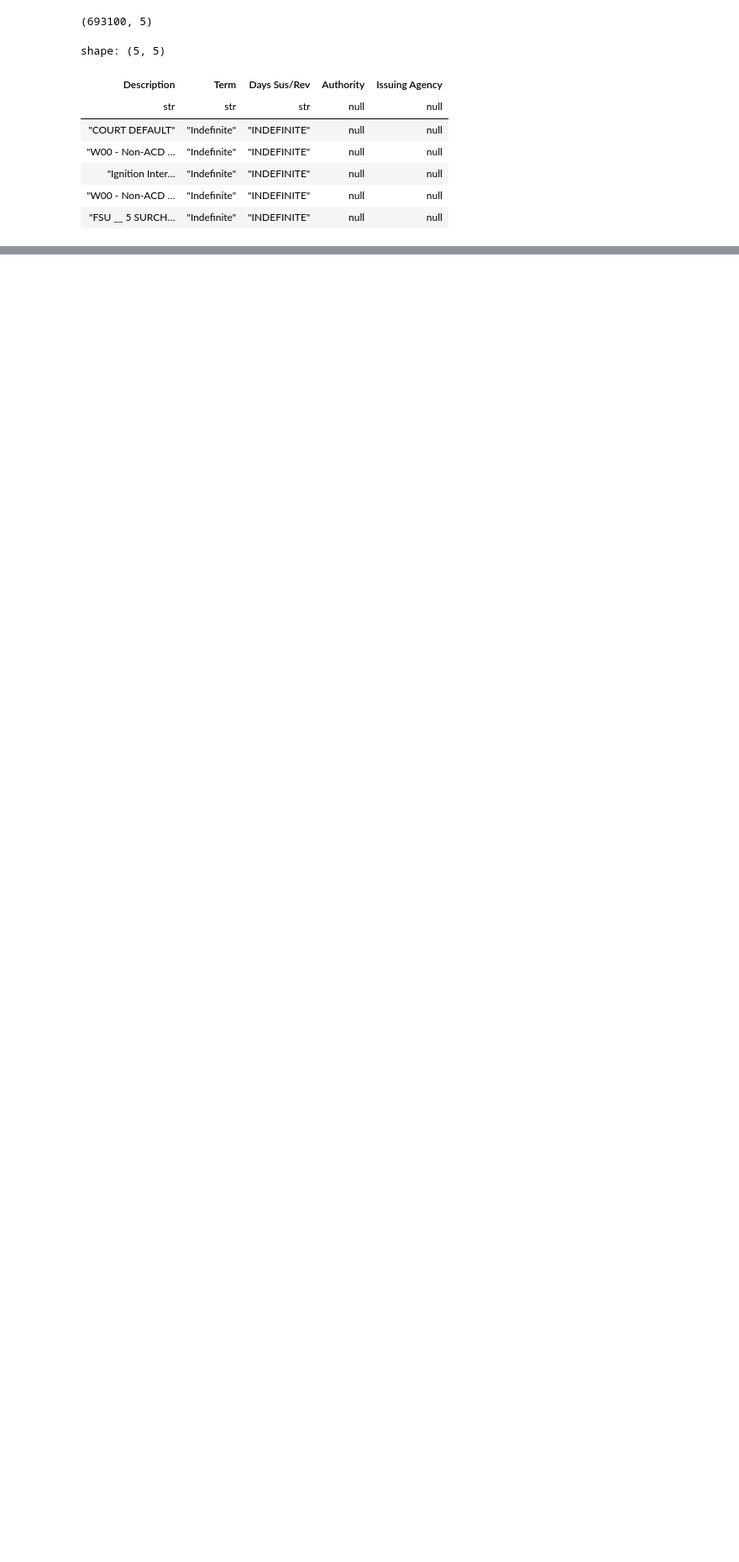
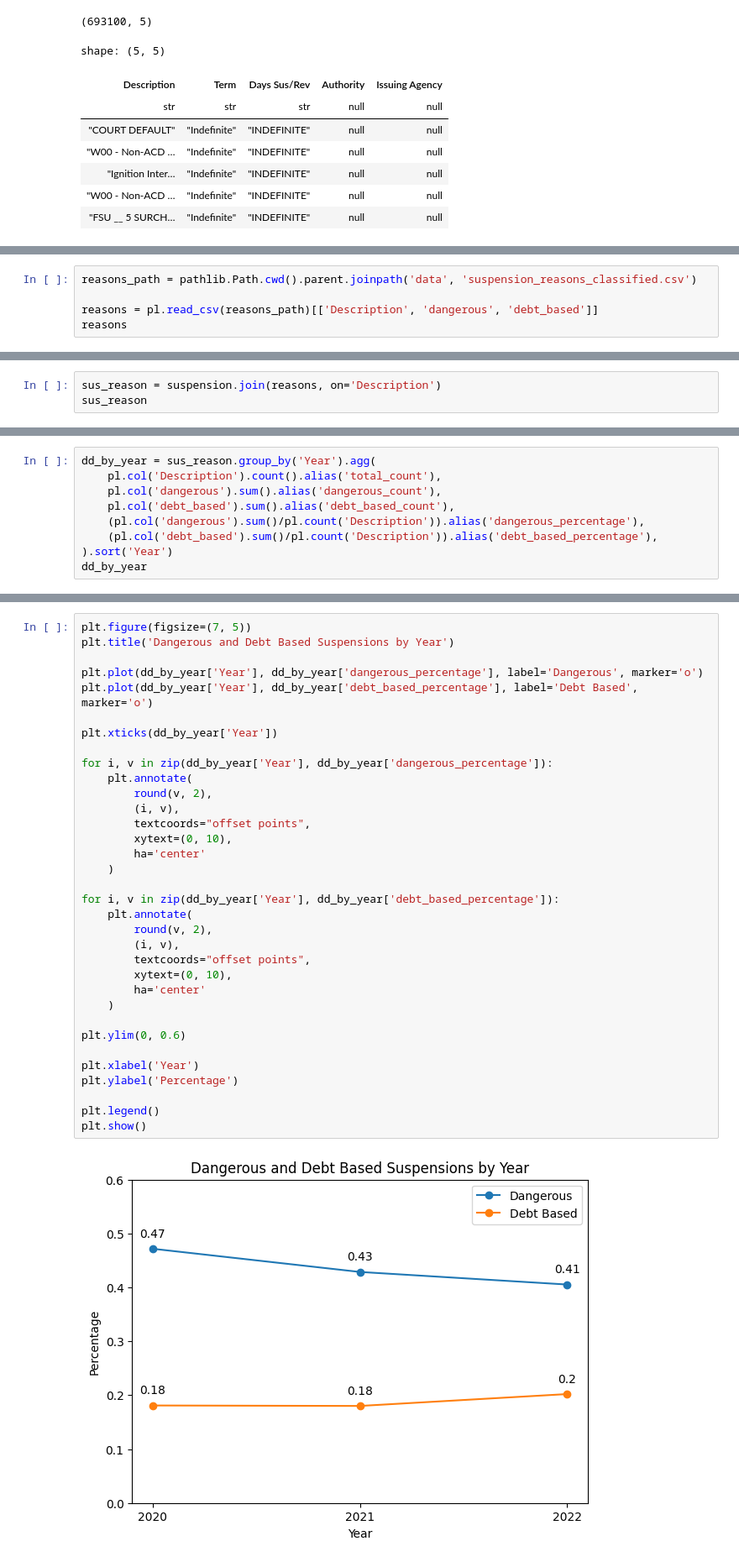
Before and after one commit to BU-Spark/ds4g-livable-streets-debt, a Jupyter notebook: analysis/discovery.ipynb, the cells around one changed output, grey strips where cells are left out. Shown at 84% size. Saved outputs shown, nothing was run; the diff lists cells and outputs as text; blank space fills up the shorter version.

```diff
--- a/analysis/discovery.ipynb
+++ b/analysis/discovery.ipynb
@@ -120,0 +153,5 @@ print(f'{default.shape[0]} suspensions due to payment default, {round(default.sh
+# %%
+reasons_path = pathlib.Path.cwd().parent.joinpath('data', 'suspension_reasons_classified.csv')
+
+reasons = pl.read_csv(reasons_path)[['Description', 'dangerous', 'debt_based']]
+reasons
@@ -120,0 +173,3 @@ print(f'{default.shape[0]} suspensions due to payment default, {round(default.sh
+# %%
+sus_reason = suspension.join(reasons, on='Description')
+sus_reason
@@ -120,0 +191,9 @@ print(f'{default.shape[0]} suspensions due to payment default, {round(default.sh
+# %%
+dd_by_year = sus_reason.group_by('Year').agg(
+    pl.col('Description').count().alias('total_count'),
+    pl.col('dangerous').sum().alias('dangerous_count'),
+    pl.col('debt_based').sum().alias('debt_based_count'),
+    (pl.col('dangerous').sum()/pl.count('Description')).alias('dangerous_percentage'),
+    (pl.col('debt_based').sum()/pl.count('Description')).alias('debt_based_percentage'),
+).sort('Year')
+dd_by_year
@@ -120,0 +207,36 @@ print(f'{default.shape[0]} suspensions due to payment default, {round(default.sh
+# %%
+plt.figure(figsize=(7, 5))
+plt.title('Dangerous and Debt Based Suspensions by Year')
+
+plt.plot(dd_by_year['Year'], dd_by_year['dangerous_percentage'], label='Dangerous', marker='o')
+plt.plot(dd_by_year['Year'], dd_by_year['debt_based_percentage'], label='Debt Based', marker='o')
+
+plt.xticks(dd_by_year['Year'])
+
+for i, v in zip(dd_by_year['Year'], dd_by_year['dangerous_percentage']):
+    plt.annotate(
+        round(v, 2),
+        (i, v),
+        textcoords="offset points",
+        xytext=(0, 10),
+        ha='center'
+    )
+
+for i, v in zip(dd_by_year['Year'], dd_by_year['debt_based_percentage']):
+    plt.annotate(
+        round(v, 2),
+        (i, v),
+        textcoords="offset points",
+        xytext=(0, 10),
+        ha='center'
+    )
+
+plt.ylim(0, 0.6)
+
+plt.xlabel('Year')
+plt.ylabel('Percentage')
+
+plt.legend()
+plt.show()
+# %% [output]
+[figure, added]
```
Also changed, not shown: parts of 16 cells of this notebook, 3 other files.
